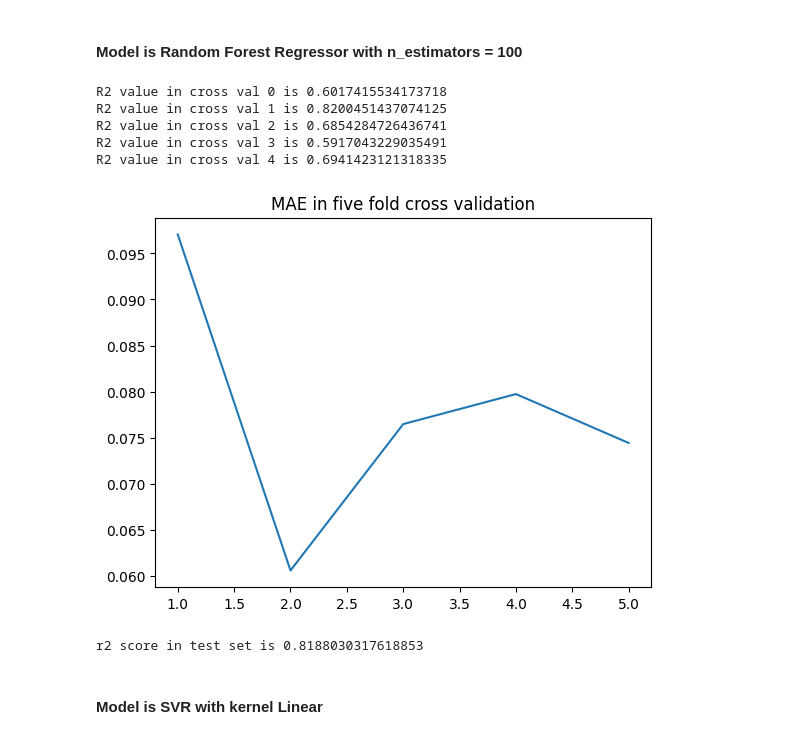
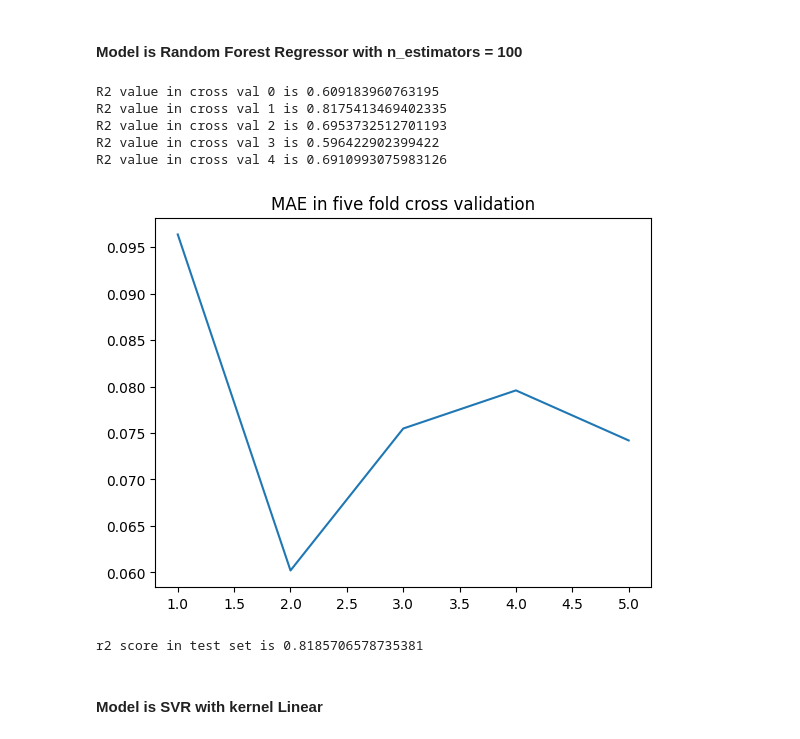
Before and after one commit to arjun8009/Python-Exeter, a Jupyter notebook: Learning Form Data ECMM445-CA1.ipynb, the cells around one changed output. Saved outputs shown, nothing was run; the diff lists cells and outputs as text; code cells hidden in the pictures.

```diff
--- a/Learning Form Data ECMM445-CA1.ipynb
+++ b/Learning Form Data ECMM445-CA1.ipynb
@@ -876,29 +876,29 @@ array([[ 0.82889435, -0.75833307,  0.47062799, -1.15269635],
 # %%
 MAE = []
 from sklearn.metrics import r2_score
 from sklearn.metrics import mean_absolute_error
 for i in range(5):
-    model = RandomForestRegressor(n_estimators = 500)
+    model = RandomForestRegressor(n_estimators = 400)
     model.fit(xtrains[train_indexes_per_split[i]],ytrains[train_indexes_per_split[i]])
     print('R2 value in cross val {0} is {1}'.format(i,r2_score(ytrains[test_indexes_per_split[i]],
     model.predict(xtrains[test_indexes_per_split[i]]))))
     MAE.append(mean_absolute_error(ytrains[test_indexes_per_split[i]],
     model.predict(xtrains[test_indexes_per_split[i]])))
 plt.figure()
 plt.title('MAE in five fold cross validation')
 plt.plot([1,2,3,4,5],MAE)
 plt.show()
 # %% [output]
-R2 value in cross val 0 is 0.6017415534173718
-R2 value in cross val 1 is 0.8200451437074125
-R2 value in cross val 2 is 0.6854284726436741
-R2 value in cross val 3 is 0.5917043229035491
-R2 value in cross val 4 is 0.6941423121318335
+R2 value in cross val 0 is 0.609183960763195
+R2 value in cross val 1 is 0.8175413469402335
+R2 value in cross val 2 is 0.6953732512701193
+R2 value in cross val 3 is 0.596422902399422
+R2 value in cross val 4 is 0.6910993075983126
-[figure, old version]
+[figure, new version]
 # %%
 print('r2 score in test set is {0}'.format(r2_score(ytest,model.predict(xtest))))
 # %% [output]
-r2 score in test set is 0.8188030317618853
+r2 score in test set is 0.8185706578735381
 # %% [markdown]
 #### Model is SVR with kernel Linear
 # %%
```
Also changed, not shown: 5 other files.
